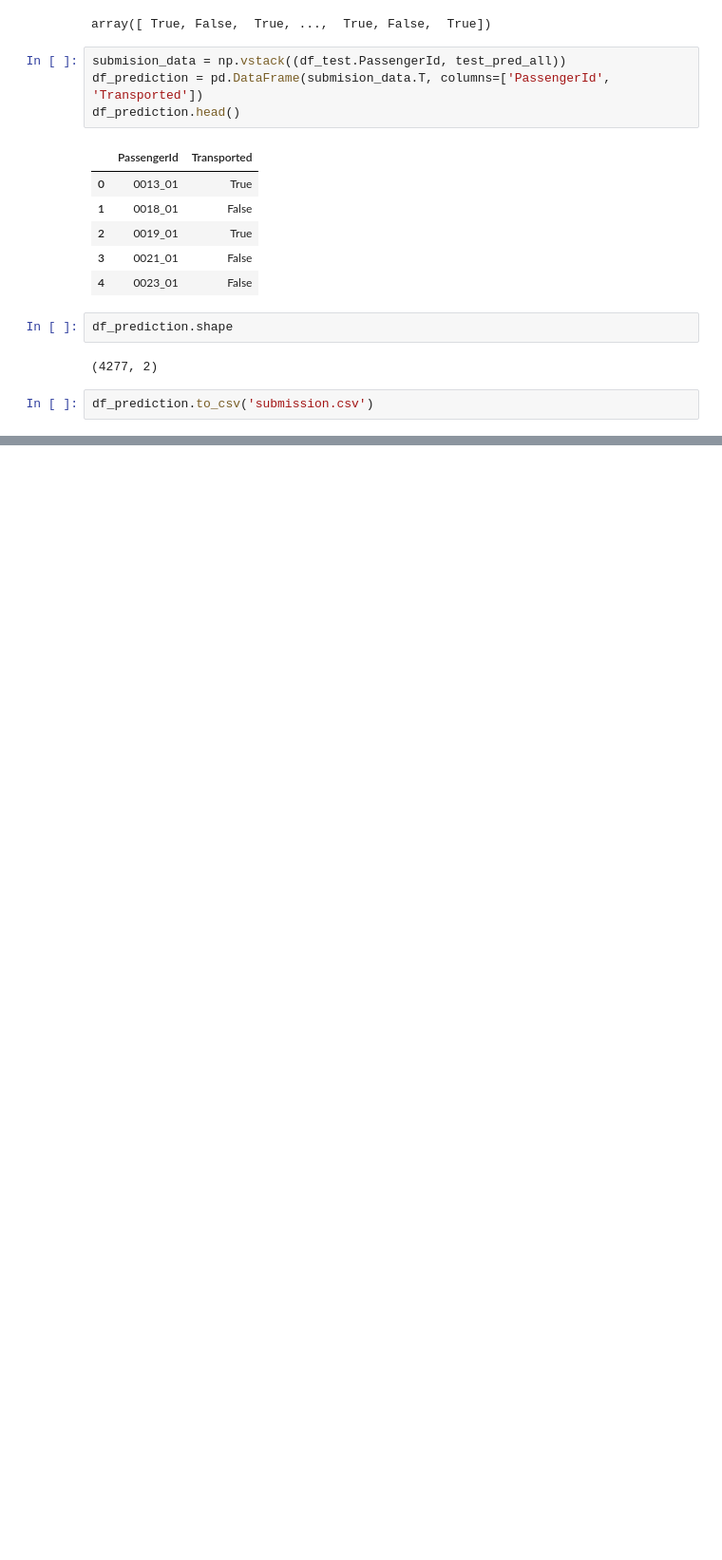
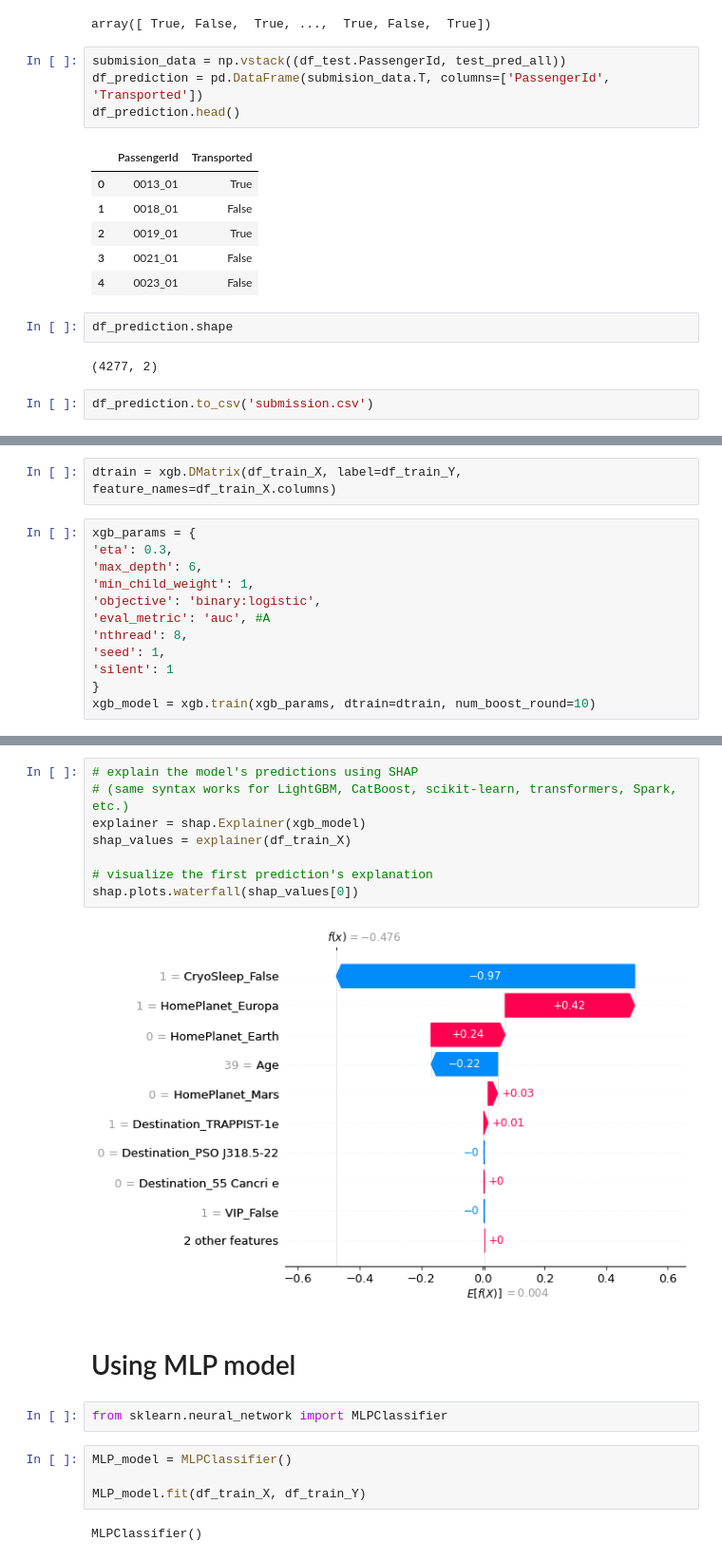
Before and after one commit to amindadgar/Spaceship-titanic-prediction, a Jupyter notebook: spaceshipprediction.ipynb, the cells around one changed output, grey strips where cells are left out. Shown at 95% size. Cells and saved outputs as stored; diff of their text form; blank space fills up the shorter version.

```diff
--- a/spaceshipprediction.ipynb
+++ b/spaceshipprediction.ipynb
@@ -377,0 +415,14 @@ df_prediction.to_csv('submission.csv')
+# %%
+dtrain = xgb.DMatrix(df_train_X, label=df_train_Y, feature_names=df_train_X.columns)
+# %%
+xgb_params = {
+'eta': 0.3,
+'max_depth': 6,
+'min_child_weight': 1,
+'objective': 'binary:logistic',
+'eval_metric': 'auc', #A
+'nthread': 8,
+'seed': 1,
+'silent': 1
+}
+xgb_model = xgb.train(xgb_params, dtrain=dtrain, num_boost_round=10)
@@ -377,0 +515,20 @@ df_prediction.to_csv('submission.csv')
+# %%
+# explain the model's predictions using SHAP
+# (same syntax works for LightGBM, CatBoost, scikit-learn, transformers, Spark, etc.)
+explainer = shap.Explainer(xgb_model)
+shap_values = explainer(df_train_X)
+
+# visualize the first prediction's explanation
+shap.plots.waterfall(shap_values[0])
+# %% [output]
+[figure, added]
+# %% [markdown]
+# Using MLP model
+# %%
+from sklearn.neural_network import MLPClassifier
+# %%
+MLP_model = MLPClassifier()
+
+MLP_model.fit(df_train_X, df_train_Y)
+# %% [output]
+MLPClassifier()
```
Also changed, not shown: parts of 39 cells of this notebook.
